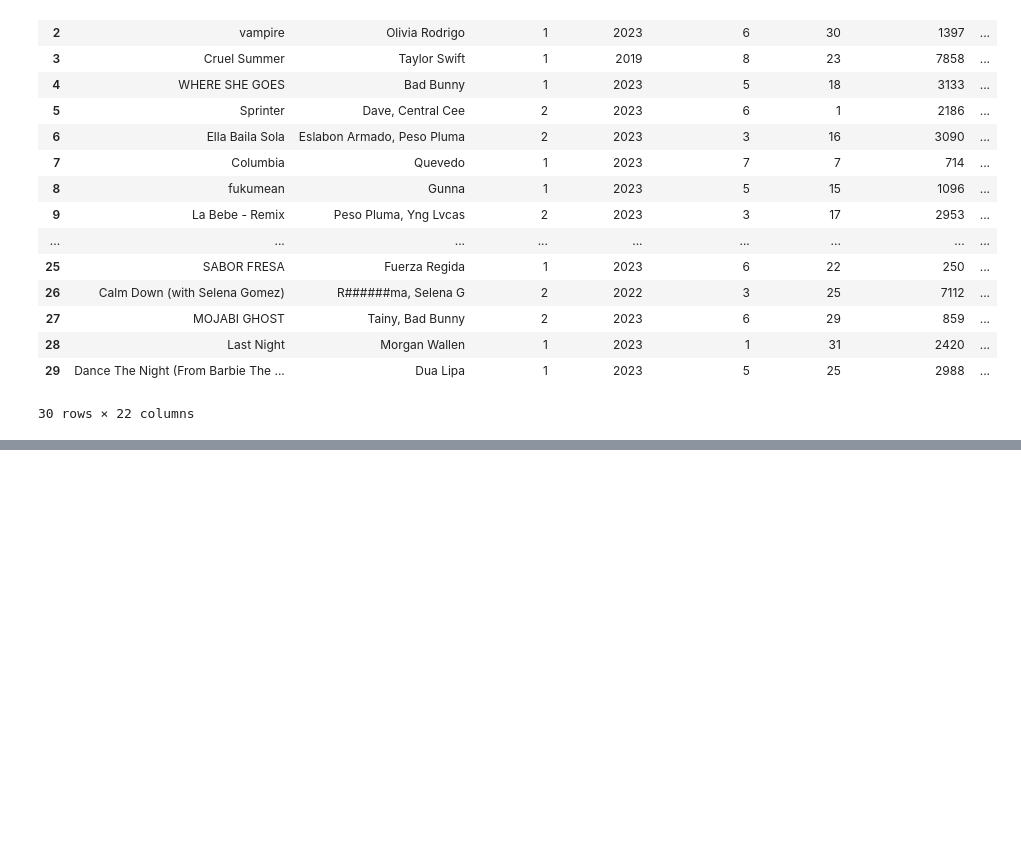
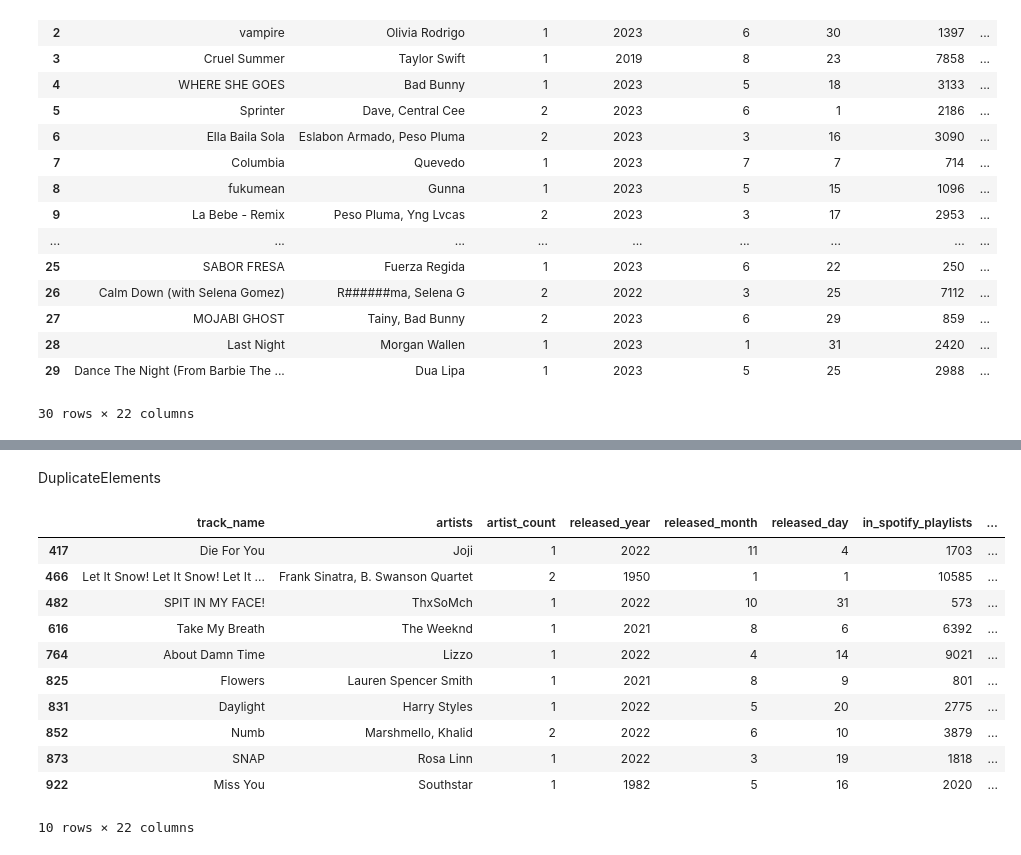
Before and after one commit to i-ap5/FamBus, a Jupyter notebook: famBus.ipynb, the cells around one changed output, grey strips where cells are left out. Saved outputs shown, nothing was run; the diff lists cells and outputs as text; code cells hidden in the pictures; blank space fills up the shorter version.

```diff
--- a/famBus.ipynb
+++ b/famBus.ipynb
@@ -349,0 +415,19 @@ df_org.head(30)
+# %% [markdown]
+DuplicateElements
+# %%
+#find the duplicate from orginal data
+duplicate = df_org[df_org.duplicated(['track_name'])]
+duplicate
+# %% [output]
+|  | track_name | artists | artist_count | released_year | released_month | released_day | in_spotify_playlists | ... |
+| 417 | Die For You | Joji | 1 | 2022 | 11 | 4 | 1703 | ... |
+| 466 | Let It Snow! Let It Snow! Let It ... | Frank Sinatra, B. Swanson Quartet | 2 | 1950 | 1 | 1 | 10585 | ... |
+| 482 | SPIT IN MY FACE! | ThxSoMch | 1 | 2022 | 10 | 31 | 573 | ... |
+| 616 | Take My Breath | The Weeknd | 1 | 2021 | 8 | 6 | 6392 | ... |
+| 764 | About Damn Time | Lizzo | 1 | 2022 | 4 | 14 | 9021 | ... |
+| 825 | Flowers | Lauren Spencer Smith | 1 | 2021 | 8 | 9 | 801 | ... |
+| 831 | Daylight | Harry Styles | 1 | 2022 | 5 | 20 | 2775 | ... |
+| 852 | Numb | Marshmello, Khalid | 2 | 2022 | 6 | 10 | 3879 | ... |
+| 873 | SNAP | Rosa Linn | 1 | 2022 | 3 | 19 | 1818 | ... |
+| 922 | Miss You | Southstar | 1 | 1982 | 5 | 16 | 2020 | ... |
+10 rows × 22 columns
```
Also changed, not shown: parts of 9 cells of this notebook, 1 other file.
